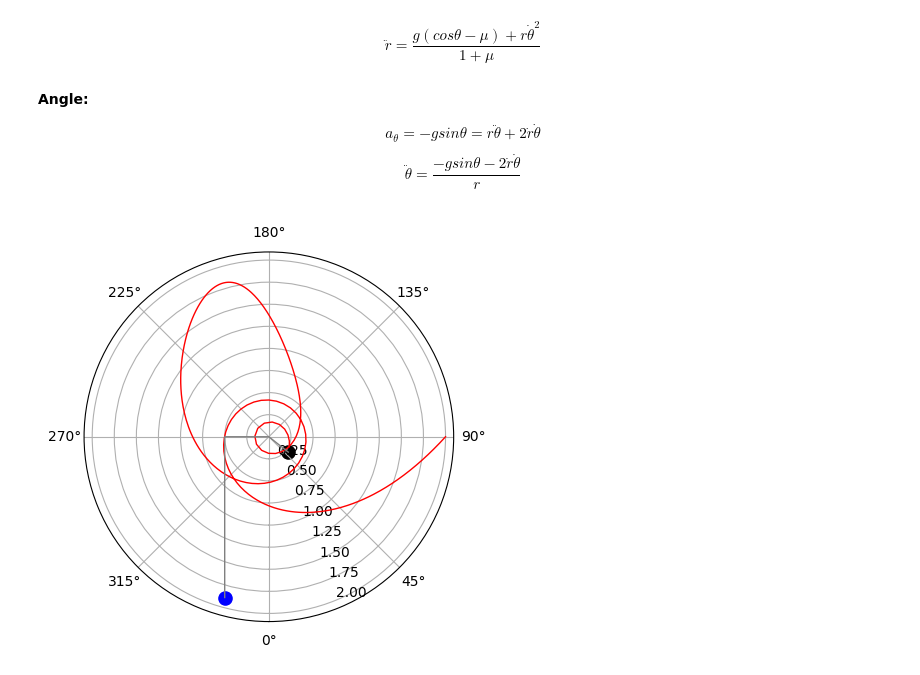
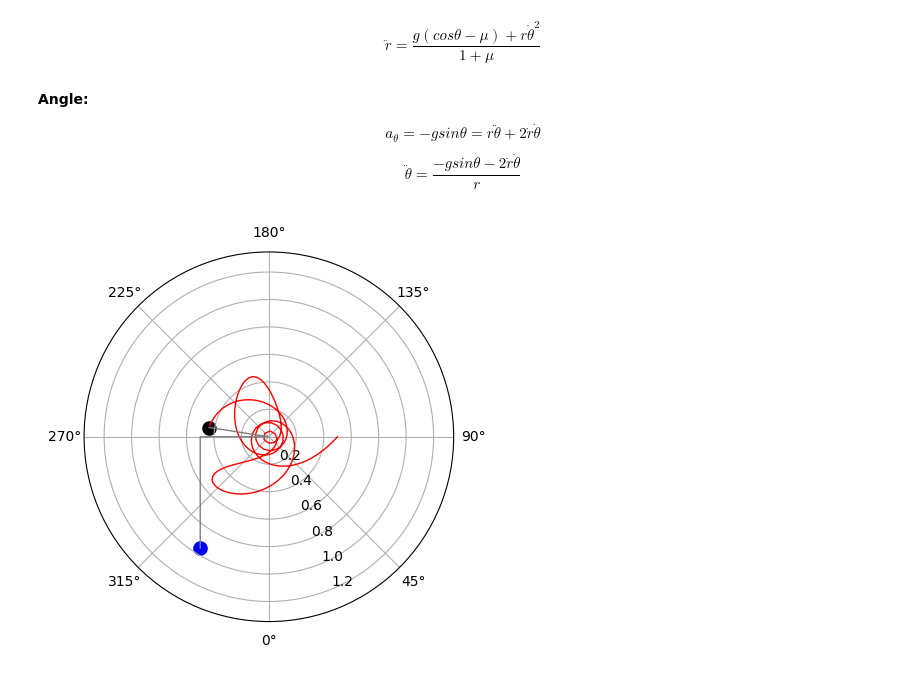
Before and after one commit to pgot/swingingatwood, a Jupyter notebook: main.ipynb, the cells around one changed output. Cells and saved outputs as stored; diff of their text form; code cells hidden in the pictures.

Commit message:
ensure vertical dot does not go out of plot

```diff
--- a/main.ipynb
+++ b/main.ipynb
@@ -84,12 +84,10 @@ SAM(10, np.array([2,0,np.pi/2,0]), 10, True) #known singular orbit
 SAM(5, np.array([2,-3,0.1,0.7]), 10, True) #some initial velocity
 # %%
 DOT_SIZE = 90
+MIN_STRING_LENGTH = 1.75
 DISTANCE_BETWEEN_PULLEYS = 0.5
 
-def update(frame, dots, history, string, res, interval):
-    # find string length such that remaining string length is not negative
-    string_length = max(1.75, max(res[R]) + 0.1 + DISTANCE_BETWEEN_PULLEYS)
-
+def update(frame, dots, history, string, res, interval, string_length):
     # prevent t from going beyond the end
     t = frame*int(interval/5)
     t_end = len(res[0])-1
@@ -128,11 +126,17 @@ def anim(mu, state, t, interval):
     # data for animation
     res = SAM(mu, state, t, False)
 
+    # find string length such that remaining string length is not negative
+    string_length = max(MIN_STRING_LENGTH, max(res[R]) + 0.1 + DISTANCE_BETWEEN_PULLEYS)
+
     # set up polar coords
     fig, ax = plt.subplots(subplot_kw={'projection': 'polar'})
     ax.set_theta_zero_location("S")
     history = ax.plot(res[THETA], res[R], color='r', linewidth=1)[0] # past movement
     ax.grid(True)
+
+    #ensure that vertical dot does not go out of limits
+    ax.set_ylim([0, np.sqrt((string_length-DISTANCE_BETWEEN_PULLEYS)**2+DISTANCE_BETWEEN_PULLEYS**2)])
 
     initial_theta = res[THETA][0]
     initial_r = res[R][0]
@@ -148,7 +152,8 @@ def anim(mu, state, t, interval):
         dots=[swinging_dot, vertical_dot],
         string=string,
         res=res,
-        interval=interval), frames=int(len(res[0])*5/interval), interval=interval)
+        interval=interval,
+        string_length=string_length), frames=int(len(res[0])*5/interval), interval=interval)
 
     # filename checks and file creation
     i = 1
@@ -159,6 +164,6 @@ def anim(mu, state, t, interval):
         filename = "example_mu%.3f_%s.gif" % (mu, i)
     ani.save(filename=filename, writer="pillow", fps=int(1000/interval))
 # %%
-anim(mu=10.3, state=np.array([2, 0, np.pi/2, 0]), t=2, interval=30)
+anim(mu=10.3, state=np.array([0.5, 0, np.pi/2, 0]), t=2, interval=30)
 # %% [output]
-[figure, old version]
+[figure, new version]
```
